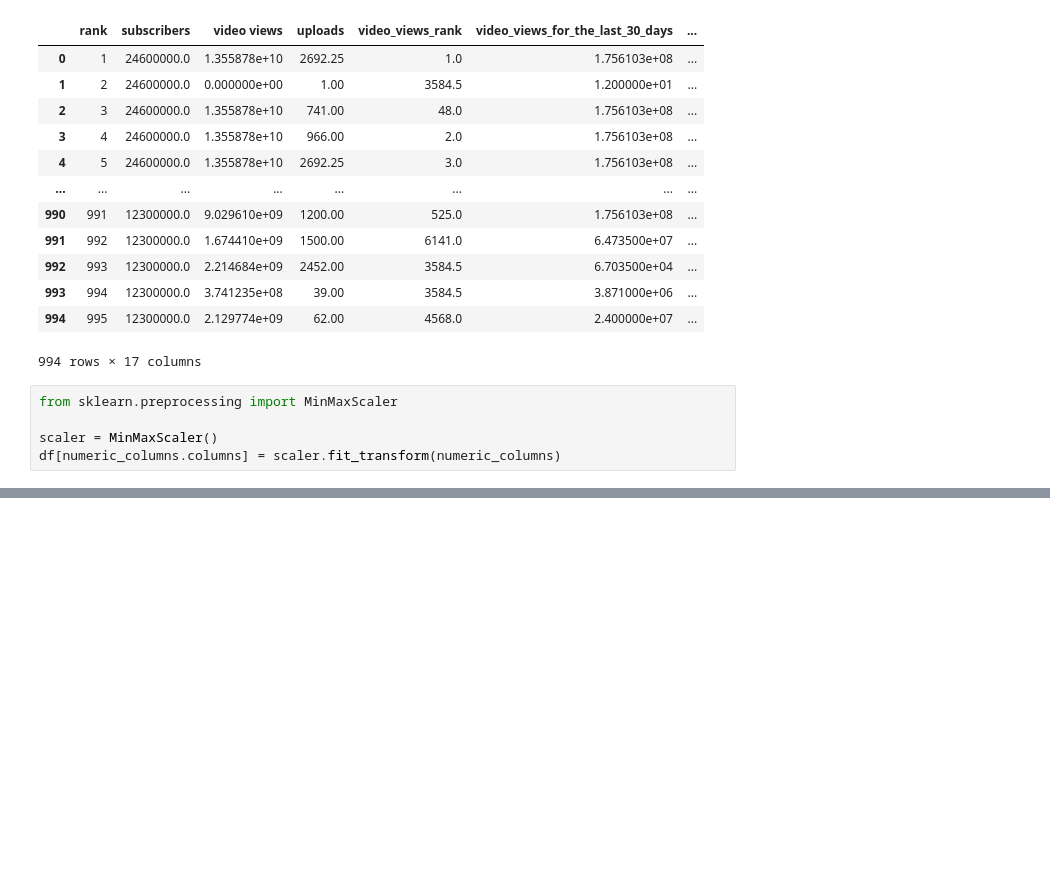
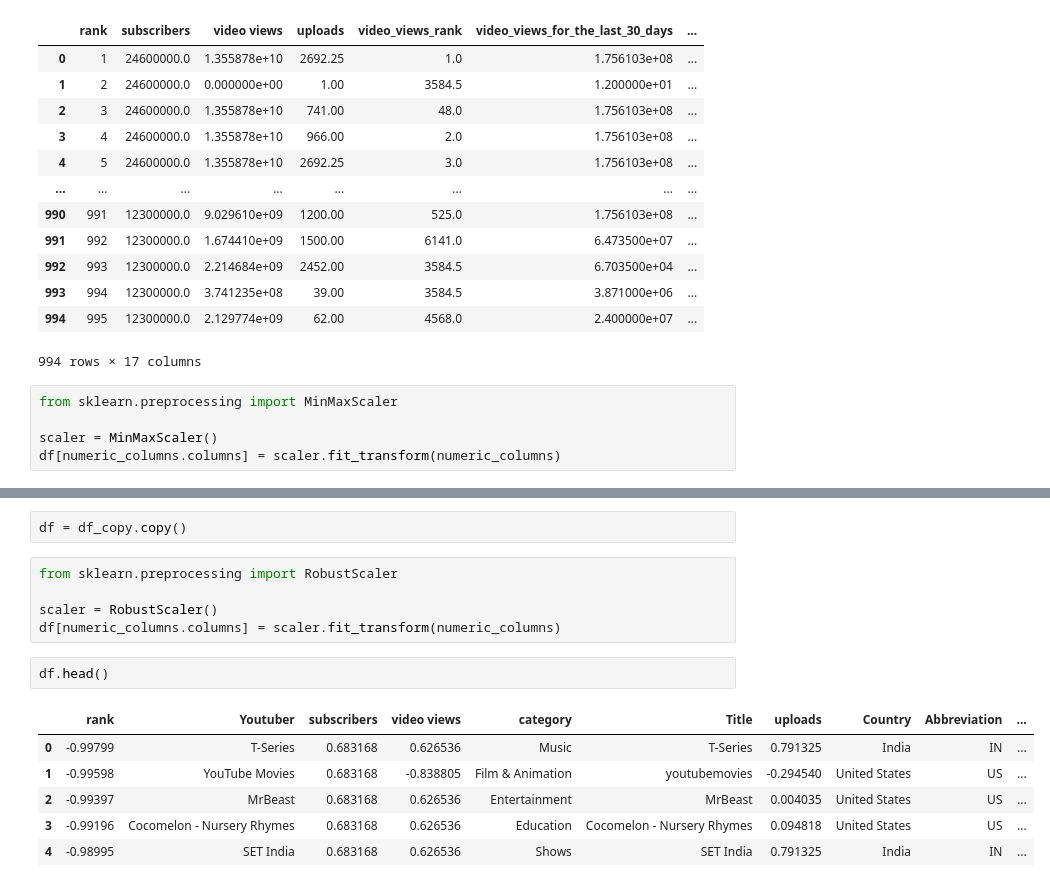
Before and after one commit to parshvak26/Data-Preprocessing, a Jupyter notebook: Data_preprocessing.ipynb, the cells around one changed output, grey strips where cells are left out. Cells and saved outputs as stored; diff of their text form; blank space fills up the shorter version.

```diff
--- a/Data_preprocessing.ipynb
+++ b/Data_preprocessing.ipynb
@@ -450,0 +475,16 @@ df[numeric_columns.columns] = scaler.fit_transform(numeric_columns)
+# %%
+df = df_copy.copy()
+# %%
+from sklearn.preprocessing import RobustScaler
+
+scaler = RobustScaler()
+df[numeric_columns.columns] = scaler.fit_transform(numeric_columns)
+# %%
+df.head()
+# %% [output]
+|  | rank | Youtuber | subscribers | video views | category | Title | uploads | Country | Abbreviation | ... |
+| 0 | -0.99799 | T-Series | 0.683168 | 0.626536 | Music | T-Series | 0.791325 | India | IN | ... |
+| 1 | -0.99598 | YouTube Movies | 0.683168 | -0.838805 | Film & Animation | youtubemovies | -0.294540 | United States | US | ... |
+| 2 | -0.99397 | MrBeast | 0.683168 | 0.626536 | Entertainment | MrBeast | 0.004035 | United States | US | ... |
+| 3 | -0.99196 | Cocomelon - Nursery Rhymes | 0.683168 | 0.626536 | Education | Cocomelon - Nursery Rhymes | 0.094818 | United States | US | ... |
+| 4 | -0.98995 | SET India | 0.683168 | 0.626536 | Shows | SET India | 0.791325 | India | IN | ... |
```
Also changed, not shown: parts of 9 cells of this notebook.
